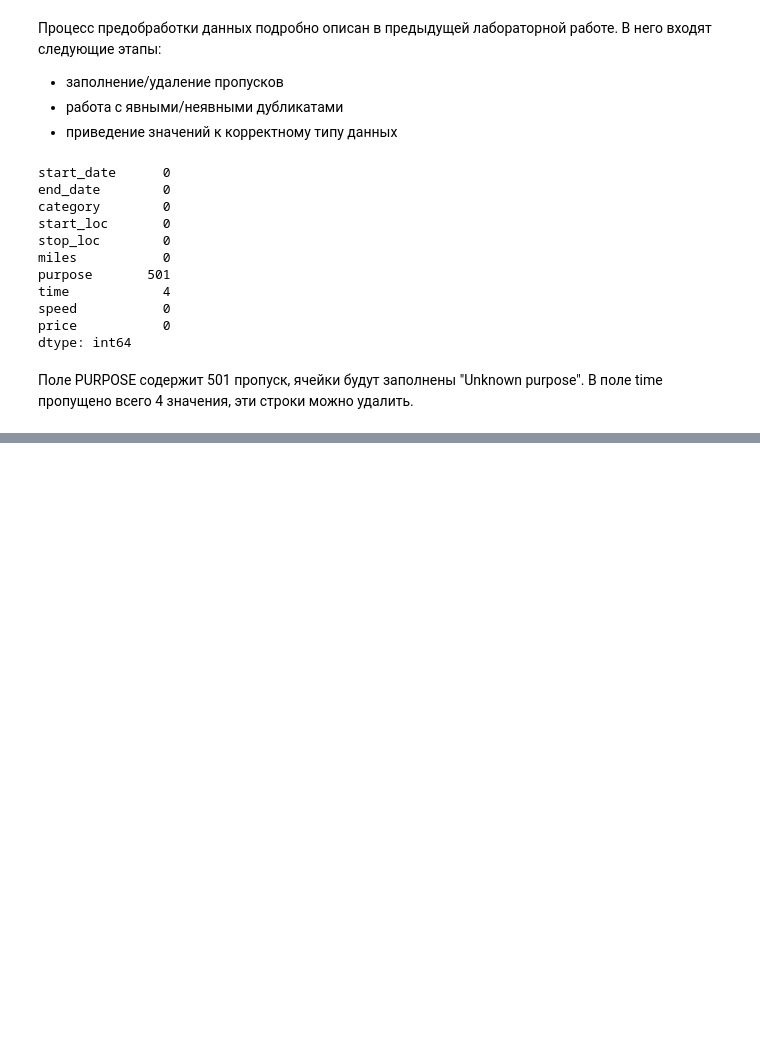
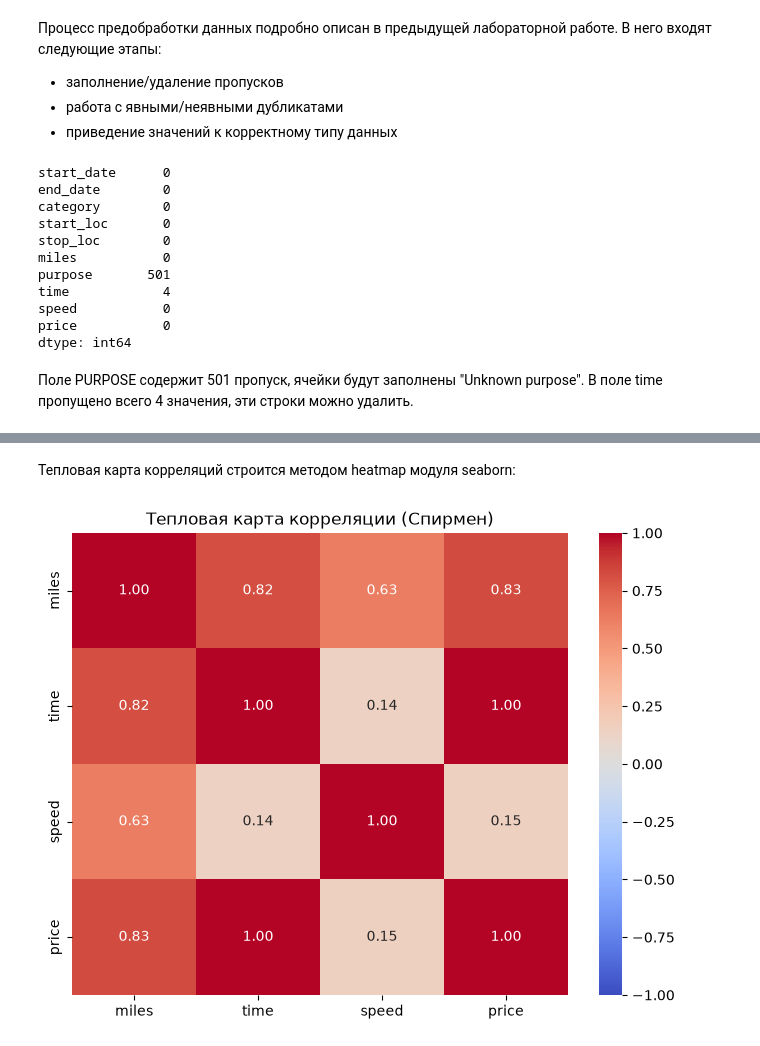
Before and after one commit to AlekseevaAnna1/data-analytics-labs, a Jupyter notebook: ЛР2_Алексеева_1.ipynb, the cells around one changed output, grey strips where cells are left out. Drawn from its saved outputs; the diff is of its cells as text; code cells hidden in the pictures; blank space fills up the shorter version.

```diff
--- a/ЛР2_Алексеева_1.ipynb
+++ b/ЛР2_Алексеева_1.ipynb
@@ -134,0 +297,3 @@ memory usage: 170.3 KB
+# %%
+corr_matrix = df.corr(numeric_only=True, method='spearman')
+display(corr_matrix)
@@ -134,0 +315,13 @@ memory usage: 170.3 KB
+# %% [markdown]
+Тепловая карта корреляций строится методом heatmap модуля seaborn:
+# %%
+plt.figure(figsize=(8, 6))
+sns.heatmap(corr_matrix,
+            annot=True,      # Показывать цифры внутри ячеек
+            cmap='coolwarm', # Выбор цветовой схемы
+            fmt='.2f',       # Округление до 2 знаков
+            vmin=-1, vmax=1) # Фиксируем границы от -1 до 1
+plt.title('Тепловая карта корреляции (Спирмен)')
+plt.show()
+# %% [output]
+[figure, added]
```
Also changed, not shown: parts of 61 cells of this notebook.
